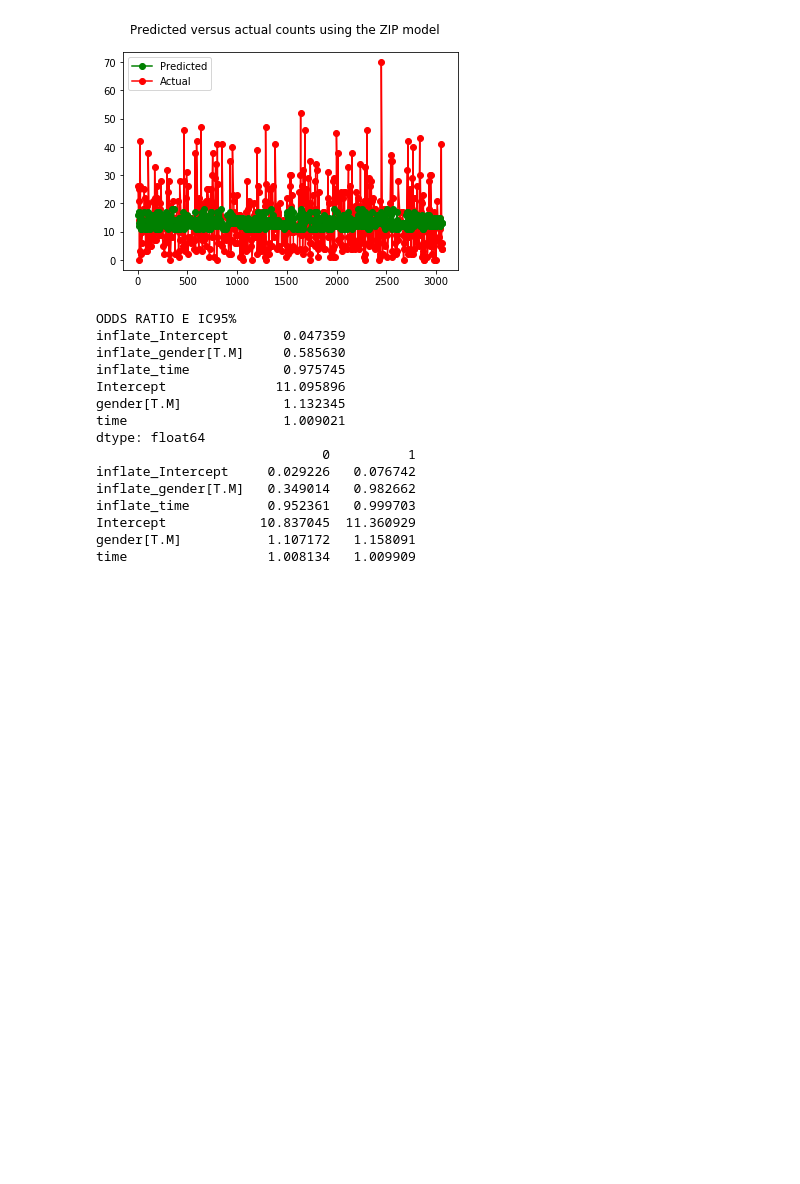
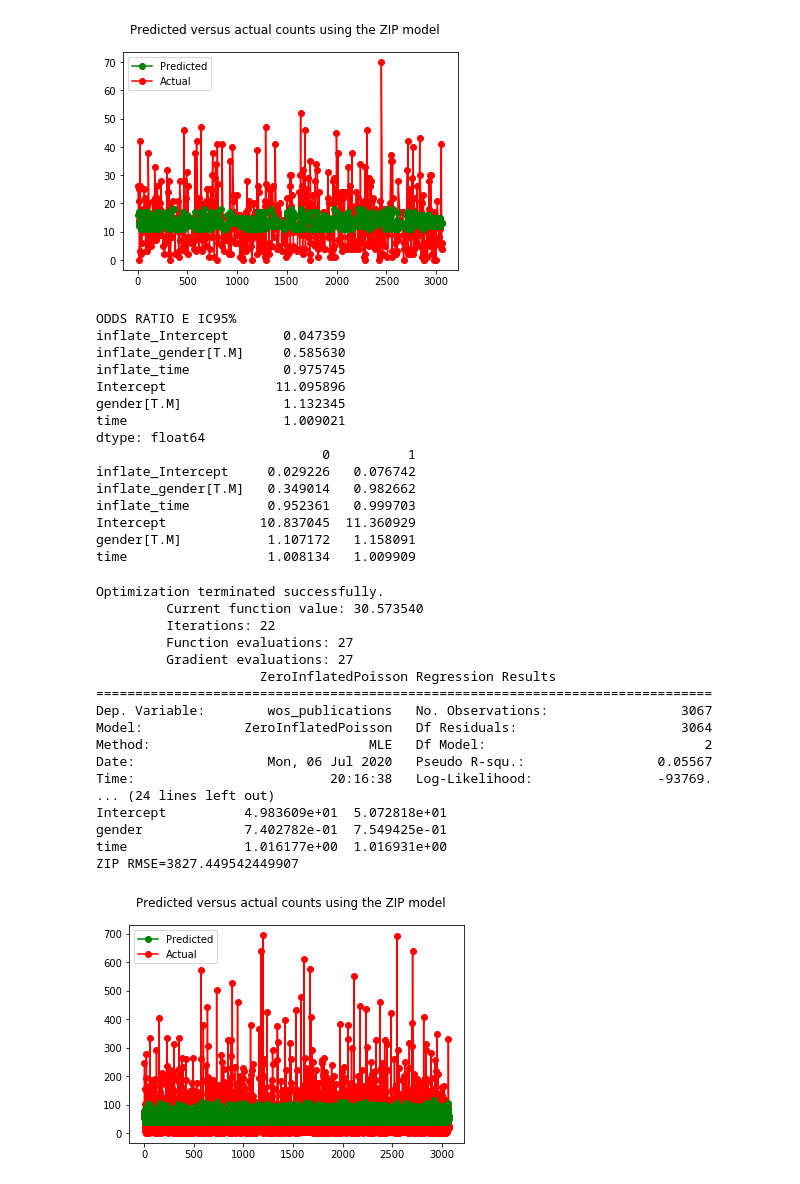
Before and after one commit to liviaciabati/publicacao_e_genero, a Jupyter notebook: notebooks/tables.ipynb, the cells around one changed output. Saved outputs shown, nothing was run; the diff lists cells and outputs as text; code cells hidden in the pictures; blank space fills up the shorter version.

```diff
--- a/notebooks/tables.ipynb
+++ b/notebooks/tables.ipynb
@@ -824,3 +929,50 @@ inflate_time          0.952361   0.999703
 Intercept            10.837045  11.360929
 gender[T.M]           1.107172   1.158091
 time                  1.008134   1.009909
+# %%
+df.groupby('gender').count()
+
+gender_time = df[['citations', 'wos_publications', 'h_index', 'gender','time']].replace({'gender':{'M' : 0, 'F' : 1}})
+
+expr = 'wos_publications ~ gender  + time'
+y_train, X_train = dmatrices(expr, gender_time, return_type='dataframe')
+y_test, X_test = dmatrices(expr, gender_time, return_type='dataframe')
+zip_training_results = sm.ZeroInflatedPoisson(endog=y_train, exog=X_train, exog_infl=X_train, inflation='logit').fit()
+
+print(zip_training_results.summary())
+
+print("ODDS RATIO E IC95%")
+print(np.exp(zip_training_results.params))
+print(np.exp(zip_training_results.conf_int()))
+
+zip_predictions = zip_training_results.predict(X_test,exog_infl=X_test)
+predicted_counts=np.round(zip_predictions)
+actual_counts = y_test['wos_publications']
+
+print('ZIP RMSE='+str(np.sqrt(np.sum(np.power(np.subtract(predicted_counts,actual_counts),2)))))
+
+fig = plt.figure()
+fig.suptitle('Predicted versus actual counts using the ZIP model')
+actual, = plt.plot(X_test.index, actual_counts, 'ro-', label='Actual')
+predicted, = plt.plot(X_test.index, predicted_counts, 'go-', label='Predicted')
+plt.legend(handles=[predicted, actual])
+plt.show()
+# %% [output]
+Optimization terminated successfully.
+         Current function value: 30.573540
+         Iterations: 22
+         Function evaluations: 27
+         Gradient evaluations: 27
+                     ZeroInflatedPoisson Regression Results
+===============================================================================
+Dep. Variable:        wos_publications   No. Observations:                 3067
+Model:             ZeroInflatedPoisson   Df Residuals:                     3064
+Method:                            MLE   Df Model:                            2
+Date:                 Mon, 06 Jul 2020   Pseudo R-squ.:                 0.05567
+Time:                         20:16:38   Log-Likelihood:                -93769.
+... (24 lines left out)
+Intercept          4.983609e+01  5.072818e+01
+gender             7.402782e-01  7.549425e-01
+time               1.016177e+00  1.016931e+00
+ZIP RMSE=3827.449542449907
+[figure, added]
```
Also changed, not shown: parts of 16 cells of this notebook.
